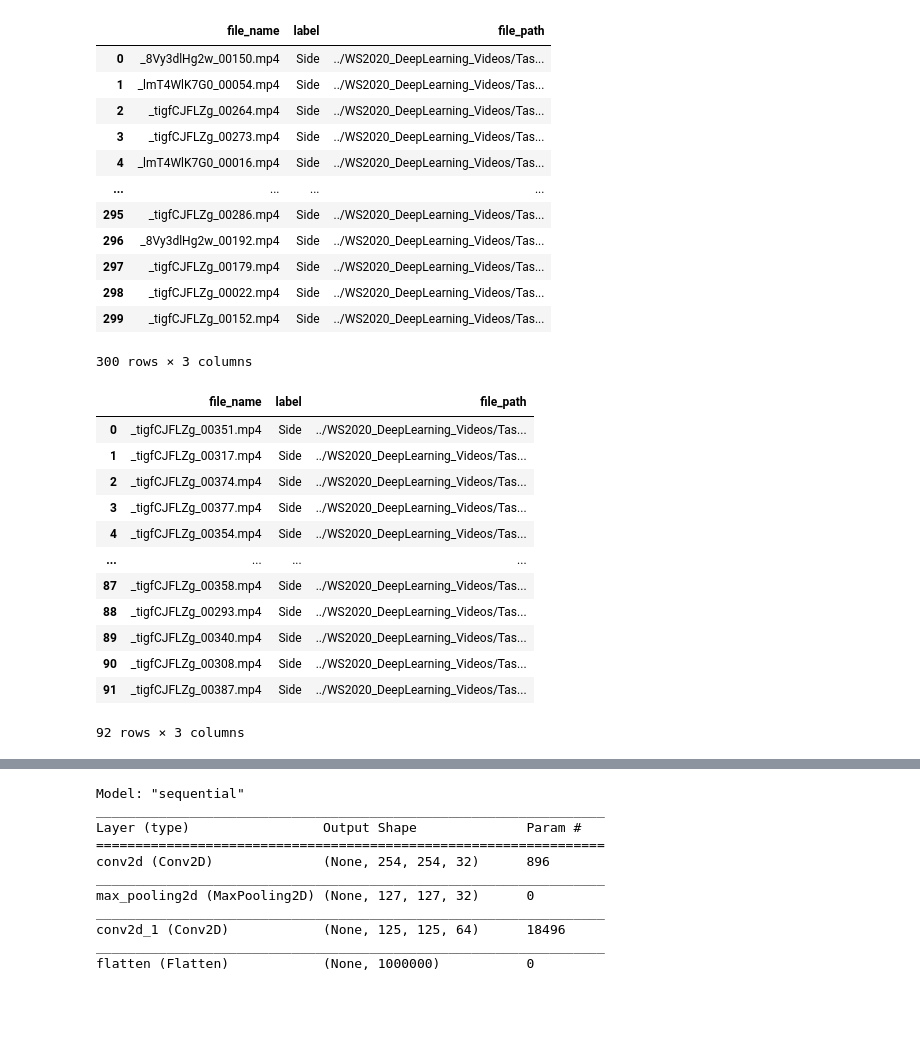
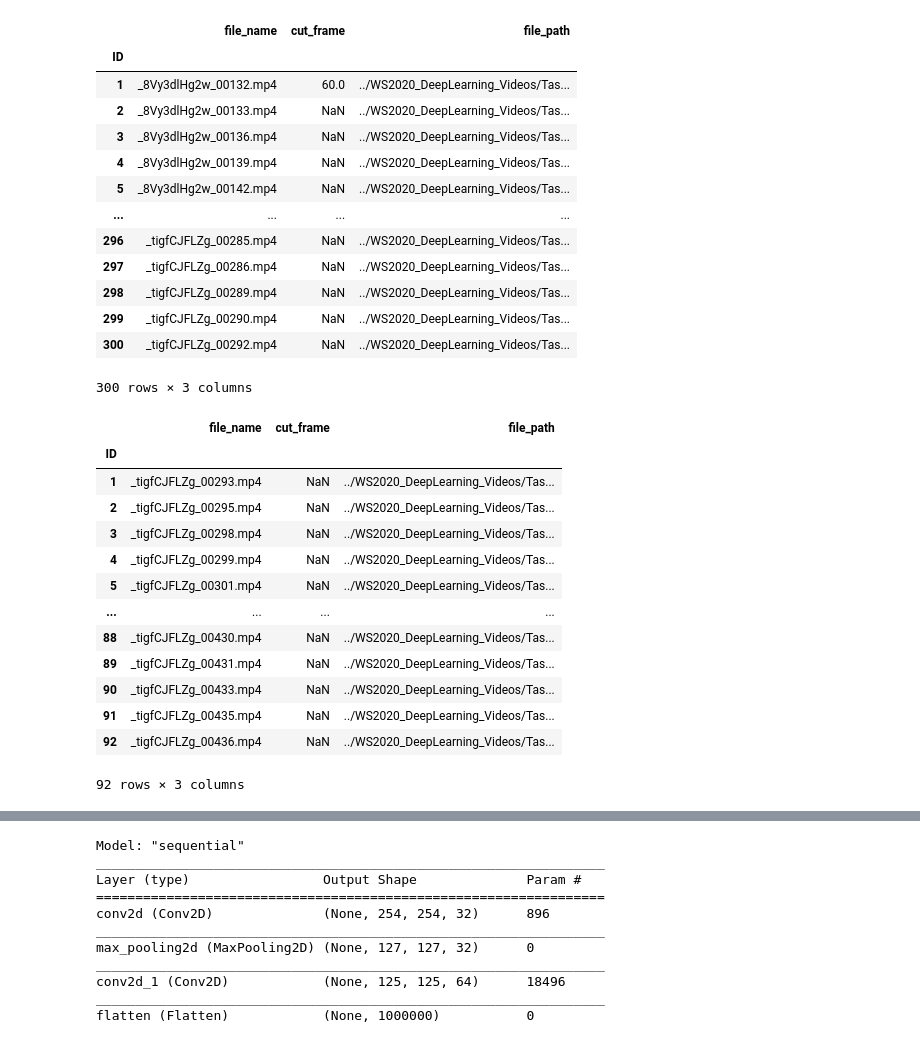
Before and after one commit to proohit/deep-learning-team6, a Jupyter notebook: 2a/preprocessing.ipynb, the cells around one changed output, grey strips where cells are left out. Drawn from its saved outputs; the diff is of its cells as text; code cells hidden in the pictures; blank space fills up the shorter version.

```diff
--- a/2a/preprocessing.ipynb
+++ b/2a/preprocessing.ipynb
@@ -1,44 +1,57 @@
 # %%
 import pandas as pd
 import os
+def get_csv_data(video_folder_name, fileName):
+    data = pd.read_csv(fileName, sep=';')
+    data.columns = ['ID', 'file_name', 'cut_frame']
+    file_paths = []
+    for entry in data.iloc():
+        file_paths.append(video_folder_name + entry['file_name'])
+    data['file_path'] = file_paths
+    data.set_index('ID', inplace=True, drop=True)
+    return data
+
+
 def get_videos_from_folder(video_folder_name):
     video_files = []
     for root, dirs, files in os.walk(video_folder_name):
         for filename in files:
             if '.mp4' in filename:
-                video_files.append({"file_name": filename, "label": 'Side', "file_path": video_folder_name + filename})
-    data = pd.DataFrame(video_files, columns=['file_name', 'label', 'file_path'])
+                video_files.append({"file_name": filename, "file_path": video_folder_name + filename})
+    data = pd.DataFrame(video_files, columns=['file_name', 'file_path'])
     return data
 
-training = get_videos_from_folder('../WS2020_DeepLearning_Videos/Task2_Training_Validation/')
-test = get_videos_from_folder('../WS2020_DeepLearning_Videos/Task2_Test/')
+training = get_csv_data('../WS2020_DeepLearning_Videos/Task2_Training_Validation/', '../Task2_Training.csv')
+test = get_csv_data('../WS2020_DeepLearning_Videos/Task2_Test/', '../Task2_Test.csv')
 
 display(training)
 display(test)
 # %% [output]
-|  | file_name | label | file_path |
-| 0 | _8Vy3dlHg2w_00150.mp4 | Side | ../WS2020_DeepLearning_Videos/Tas... |
-| 1 | _lmT4WlK7G0_00054.mp4 | Side | ../WS2020_DeepLearning_Videos/Tas... |
-| 2 | _tigfCJFLZg_00264.mp4 | Side | ../WS2020_DeepLearning_Videos/Tas... |
-| 3 | _tigfCJFLZg_00273.mp4 | Side | ../WS2020_DeepLearning_Videos/Tas... |
-| 4 | _lmT4WlK7G0_00016.mp4 | Side | ../WS2020_DeepLearning_Videos/Tas... |
+|  | file_name | cut_frame | file_path |
+| ID |  |  |  |
+| 1 | _8Vy3dlHg2w_00132.mp4 | 60.0 | ../WS2020_DeepLearning_Videos/Tas... |
+| 2 | _8Vy3dlHg2w_00133.mp4 | NaN | ../WS2020_DeepLearning_Videos/Tas... |
+| 3 | _8Vy3dlHg2w_00136.mp4 | NaN | ../WS2020_DeepLearning_Videos/Tas... |
+| 4 | _8Vy3dlHg2w_00139.mp4 | NaN | ../WS2020_DeepLearning_Videos/Tas... |
+| 5 | _8Vy3dlHg2w_00142.mp4 | NaN | ../WS2020_DeepLearning_Videos/Tas... |
 | ... | ... | ... | ... |
-| 295 | _tigfCJFLZg_00286.mp4 | Side | ../WS2020_DeepLearning_Videos/Tas... |
-| 296 | _8Vy3dlHg2w_00192.mp4 | Side | ../WS2020_DeepLearning_Videos/Tas... |
-| 297 | _tigfCJFLZg_00179.mp4 | Side | ../WS2020_DeepLearning_Videos/Tas... |
-| 298 | _tigfCJFLZg_00022.mp4 | Side | ../WS2020_DeepLearning_Videos/Tas... |
-| 299 | _tigfCJFLZg_00152.mp4 | Side | ../WS2020_DeepLearning_Videos/Tas... |
+| 296 | _tigfCJFLZg_00285.mp4 | NaN | ../WS2020_DeepLearning_Videos/Tas... |
+| 297 | _tigfCJFLZg_00286.mp4 | NaN | ../WS2020_DeepLearning_Videos/Tas... |
+| 298 | _tigfCJFLZg_00289.mp4 | NaN | ../WS2020_DeepLearning_Videos/Tas... |
+| 299 | _tigfCJFLZg_00290.mp4 | NaN | ../WS2020_DeepLearning_Videos/Tas... |
+| 300 | _tigfCJFLZg_00292.mp4 | NaN | ../WS2020_DeepLearning_Videos/Tas... |
 300 rows × 3 columns
-|  | file_name | label | file_path |
-| 0 | _tigfCJFLZg_00351.mp4 | Side | ../WS2020_DeepLearning_Videos/Tas... |
-| 1 | _tigfCJFLZg_00317.mp4 | Side | ../WS2020_DeepLearning_Videos/Tas... |
-| 2 | _tigfCJFLZg_00374.mp4 | Side | ../WS2020_DeepLearning_Videos/Tas... |
-| 3 | _tigfCJFLZg_00377.mp4 | Side | ../WS2020_DeepLearning_Videos/Tas... |
-| 4 | _tigfCJFLZg_00354.mp4 | Side | ../WS2020_DeepLearning_Videos/Tas... |
+|  | file_name | cut_frame | file_path |
+| ID |  |  |  |
+| 1 | _tigfCJFLZg_00293.mp4 | NaN | ../WS2020_DeepLearning_Videos/Tas... |
+| 2 | _tigfCJFLZg_00295.mp4 | NaN | ../WS2020_DeepLearning_Videos/Tas... |
+| 3 | _tigfCJFLZg_00298.mp4 | NaN | ../WS2020_DeepLearning_Videos/Tas... |
+| 4 | _tigfCJFLZg_00299.mp4 | NaN | ../WS2020_DeepLearning_Videos/Tas... |
+| 5 | _tigfCJFLZg_00301.mp4 | NaN | ../WS2020_DeepLearning_Videos/Tas... |
 | ... | ... | ... | ... |
-| 87 | _tigfCJFLZg_00358.mp4 | Side | ../WS2020_DeepLearning_Videos/Tas... |
-| 88 | _tigfCJFLZg_00293.mp4 | Side | ../WS2020_DeepLearning_Videos/Tas... |
-| 89 | _tigfCJFLZg_00340.mp4 | Side | ../WS2020_DeepLearning_Videos/Tas... |
-| 90 | _tigfCJFLZg_00308.mp4 | Side | ../WS2020_DeepLearning_Videos/Tas... |
-| 91 | _tigfCJFLZg_00387.mp4 | Side | ../WS2020_DeepLearning_Videos/Tas... |
+| 88 | _tigfCJFLZg_00430.mp4 | NaN | ../WS2020_DeepLearning_Videos/Tas... |
+| 89 | _tigfCJFLZg_00431.mp4 | NaN | ../WS2020_DeepLearning_Videos/Tas... |
+| 90 | _tigfCJFLZg_00433.mp4 | NaN | ../WS2020_DeepLearning_Videos/Tas... |
+| 91 | _tigfCJFLZg_00435.mp4 | NaN | ../WS2020_DeepLearning_Videos/Tas... |
+| 92 | _tigfCJFLZg_00436.mp4 | NaN | ../WS2020_DeepLearning_Videos/Tas... |
 92 rows × 3 columns
```
Also changed, not shown: parts of 3 cells of this notebook, 1 other file.
